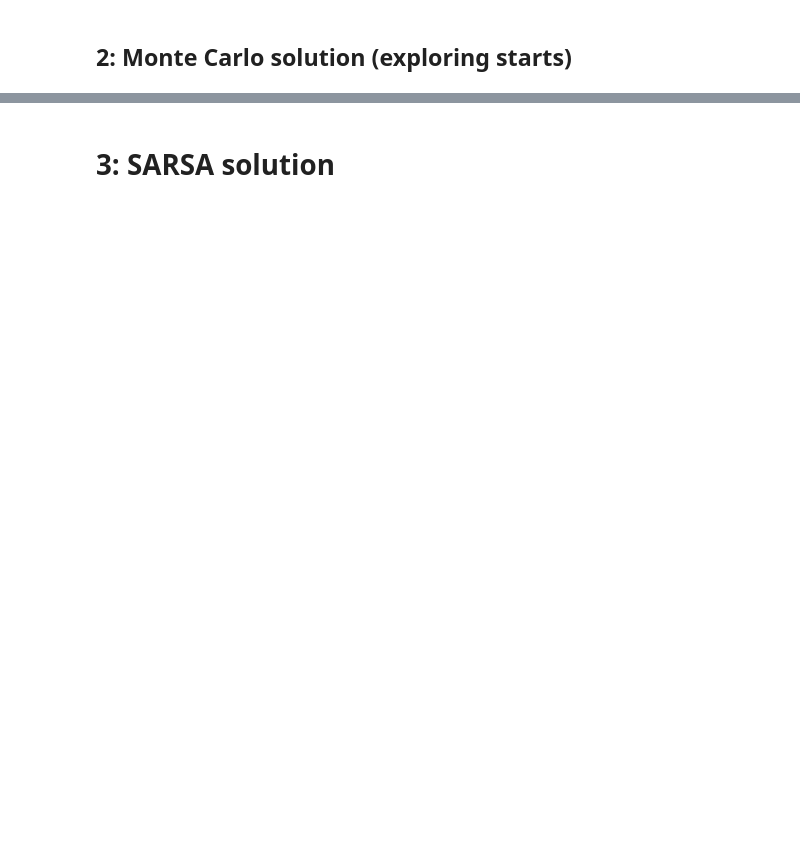
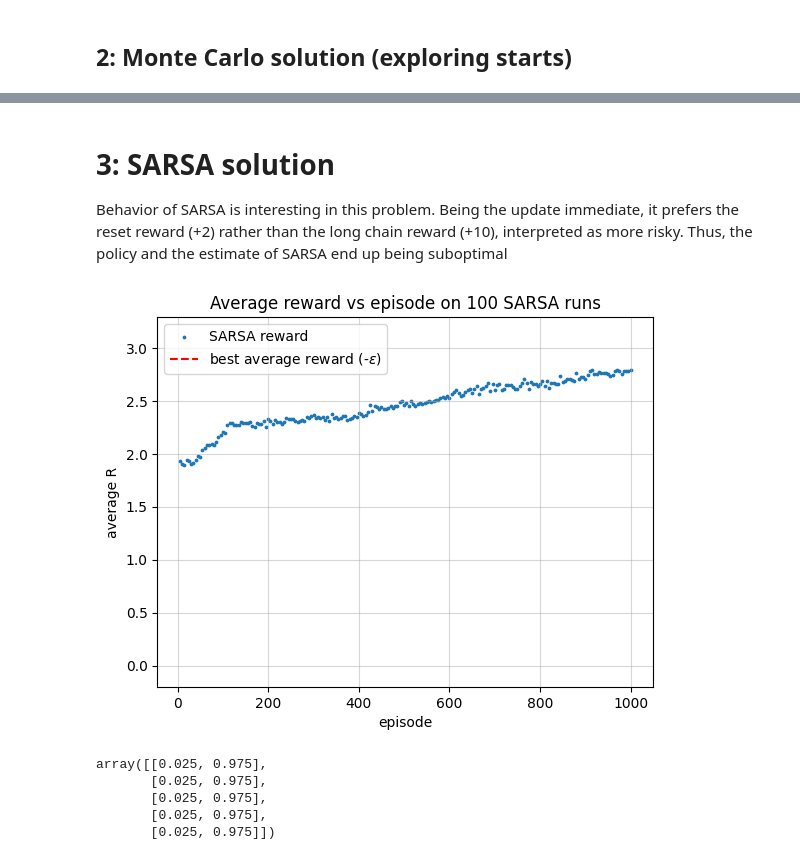
Before and after one commit to LucaBrocco/ITIProject, a Jupyter notebook: The Chain Problem.ipynb, the cells around one changed output, grey strips where cells are left out. Saved outputs shown, nothing was run; the diff lists cells and outputs as text; code cells hidden in the pictures; blank space fills up the shorter version.

```diff
--- a/The Chain Problem.ipynb
+++ b/The Chain Problem.ipynb
@@ -323,4 +330,5 @@ with open(log_path,"w") as text_file:
         print(f"{key}: {value}",file = text_file)
 # %% [markdown]
 # 3: SARSA solution
+Behavior of SARSA is interesting in this problem. Being the update immediate, it prefers the reset reward (+2) rather than the long chain reward (+10), interpreted as more risky. Thus, the policy and the estimate of SARSA end up being suboptimal
 # %%
@@ -403,4 +404,22 @@ while t < total_episodes:
 # %%
-plt.plot(episodes,acc)
-plt.grid(alpha = 0.6)
+plt.scatter(episodes,accuracies, label = 'SARSA reward',s=3)
+plt.title(f'Average reward vs episode on {n_runs} SARSA runs')
+plt.xlabel('episode')
+plt.ylabel('average R')
+plt.ylim(-0.2,max(accuracies)+0.5)
+plt.hlines(y = best_R*(1.-epsilon), xmin = episodes[0],xmax = episodes[-1],colors = 'red', linestyles = '--', label = r'best average reward (-$\epsilon$)')
+plt.legend()
+plt.grid(alpha = 0.5)
+path = dir_name + f'/SARSA_avg_reward_{n_runs}_runs.png'
+plt.savefig(path)
 plt.show()
+# %% [output]
+[figure, added]
+# %%
+pi
+# %% [output]
+array([[0.025, 0.975],
+       [0.025, 0.975],
+       [0.025, 0.975],
+       [0.025, 0.975],
+       [0.025, 0.975]])
```
Also changed, not shown: parts of 21 cells of this notebook, 9 other files.
